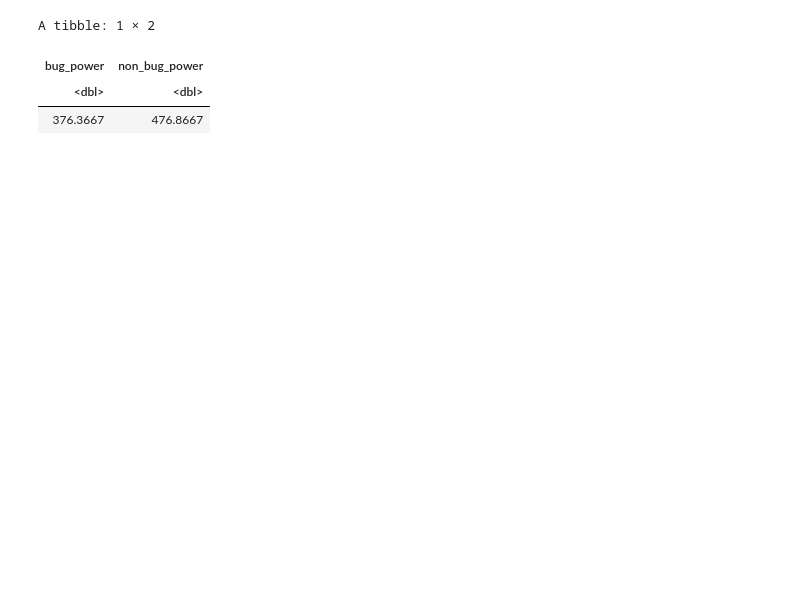
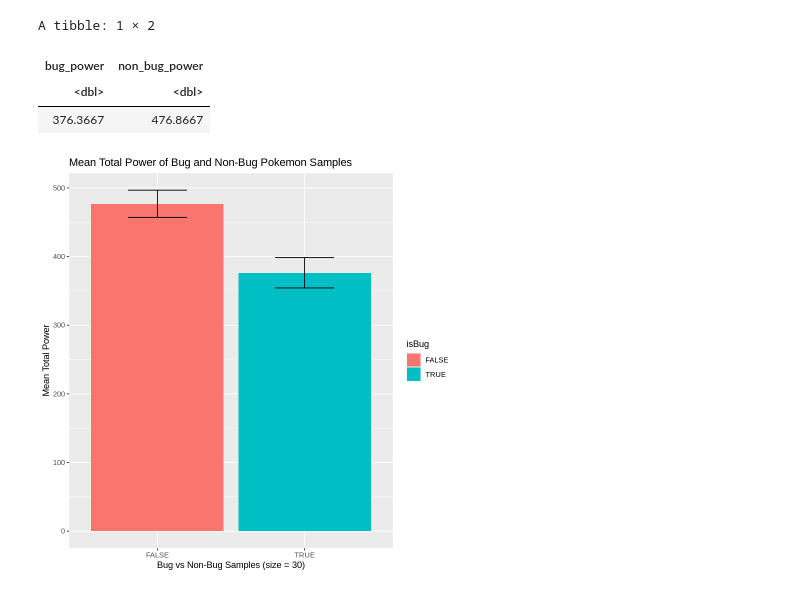
Before and after one commit to dleo22/STAT201-FinalProject, a Jupyter notebook: ProjectProposal.ipynb, the cells around one changed output. Saved outputs shown, nothing was run; the diff lists cells and outputs as text; code cells hidden in the pictures; blank space fills up the shorter version.

```diff
--- a/ProjectProposal.ipynb
+++ b/ProjectProposal.ipynb
@@ -60,11 +61,11 @@ A tibble: 6 × 3
 # %%
 ## Calculating sample mean for Bug and Non-Bug pokemon (sample size = 30) ##
 set.seed(6969)
-bug_sample <- pokemon_filtered |>
+bug_sample <- pokemon |>
     filter(Type_1 == "Bug" | Type_2 == "Bug") |>
     sample_n(size = 30)
 
-non_bug_sample <- pokemon_filtered |>
+non_bug_sample <- pokemon |>
     filter(Type_1 != "Bug" & Type_2 != "Bug") |>
     sample_n(size = 30)
 
@@ -72,6 +73,8 @@ sample_means = tibble(
     bug_power = mean(bug_sample$Total),
     non_bug_power = mean(non_bug_sample$Total))
 
+combined_sample = rbind(bug_sample,non_bug_sample) |>
+    mutate(isBug = Type_1 == "Bug" | Type_2 == "Bug" & (!is.na(Type_2)))
 sample_means
 # %% [output]
 A tibble: 1 × 2
@@ -80,4 +83,26 @@ A tibble: 1 × 2
 | 376.3667 | 476.8667 |
 # %%
 ## Visualising difference in power ##
+pokemon_plot <- combined_sample |>
+    group_by(isBug) |>
+    summarise(meanTotal = mean(Total),
+             std_d = sd(Total) / sqrt(n())) |>
+    ggplot() +
+    geom_col(aes(x=isBug, y=meanTotal, fill = isBug)) +
+    geom_errorbar(aes(x = isBug, ymin=meanTotal-std_d, ymax=meanTotal+std_d), width=0.4) +
+    ggtitle("Mean Total Power of Bug and Non-Bug Pokemon Samples") +
+    xlab("Bug vs Non-Bug Samples (size = 30)") +
+    ylab("Mean Total Power")
+
+
+## Quantititive Plot Relavence?? ##
+pokemon_plot2 <- pokemon |>
+    mutate(isBug = Type_1 == "Bug" | Type_2 == "Bug" & (!is.na(Type_2))) |>
+    ggplot(aes(x=Defense, y = Total, colour = isBug)) +
+    geom_point()
+
+pokemon_plot
+#pokemon_plot2
+# %% [output]
+[figure, added]
 # %%
```
Also changed, not shown: parts of 12 cells of this notebook.
